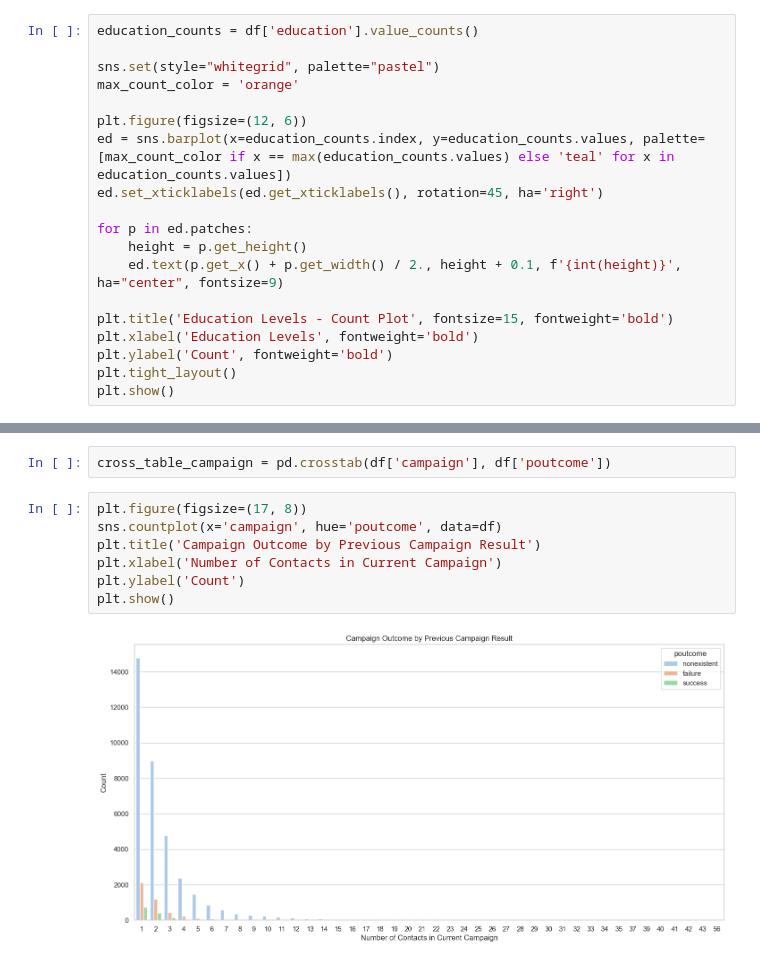
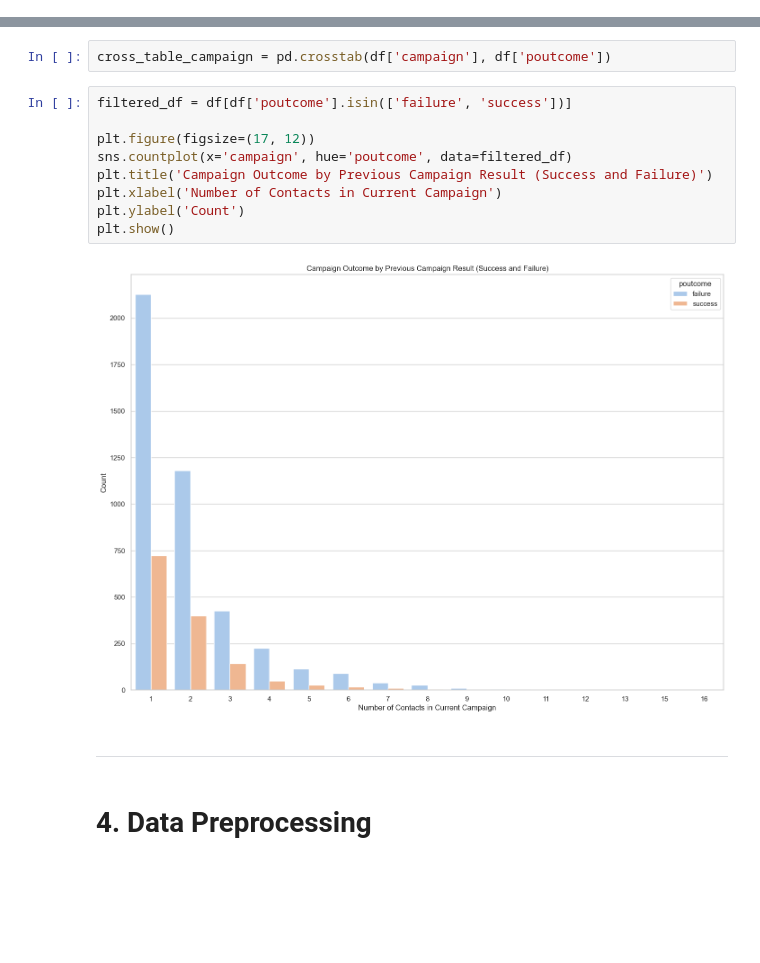
Before and after one commit to envaldy/Tim_Alpha_Finpro, a Jupyter notebook: Tim_Alpha_Finpro.ipynb, the cells around one changed output, grey strips where cells are left out. Cells and saved outputs as stored; diff of their text form; blank space fills up the shorter version.

```diff
--- a/Tim_Alpha_Finpro.ipynb
+++ b/Tim_Alpha_Finpro.ipynb
@@ -367,19 +336,0 @@ plt.show()
-# %%
-education_counts = df['education'].value_counts()
-
-sns.set(style="whitegrid", palette="pastel")
-max_count_color = 'orange'
-
-plt.figure(figsize=(12, 6))
-ed = sns.barplot(x=education_counts.index, y=education_counts.values, palette=[max_count_color if x == max(education_counts.values) else 'teal' for x in education_counts.values])
-ed.set_xticklabels(ed.get_xticklabels(), rotation=45, ha='right')
-
-for p in ed.patches:
-    height = p.get_height()
-    ed.text(p.get_x() + p.get_width() / 2., height + 0.1, f'{int(height)}', ha="center", fontsize=9)
-
-plt.title('Education Levels - Count Plot', fontsize=15, fontweight='bold')
-plt.xlabel('Education Levels', fontweight='bold')
-plt.ylabel('Count', fontweight='bold')
-plt.tight_layout()
-plt.show()
@@ -473,11 +499,17 @@ plt.show()
 # %%
 cross_table_campaign = pd.crosstab(df['campaign'], df['poutcome'])
 # %%
-plt.figure(figsize=(17, 8))
-sns.countplot(x='campaign', hue='poutcome', data=df)
-plt.title('Campaign Outcome by Previous Campaign Result')
+filtered_df = df[df['poutcome'].isin(['failure', 'success'])]
+
+plt.figure(figsize=(17, 12))
+sns.countplot(x='campaign', hue='poutcome', data=filtered_df)
+plt.title('Campaign Outcome by Previous Campaign Result (Success and Failure)')
 plt.xlabel('Number of Contacts in Current Campaign')
 plt.ylabel('Count')
 plt.show()
 # %% [output]
-[figure, old version]
+[figure, new version]
+# %% [markdown]
+---
+# %% [markdown]
+# 4. Data Preprocessing
```
Also changed, not shown: parts of 27 cells of this notebook.
